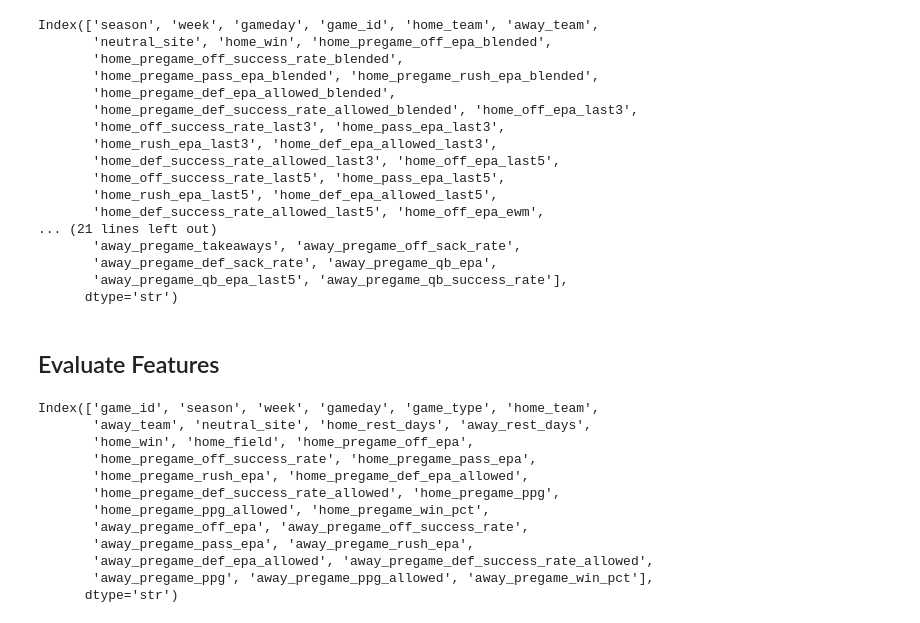
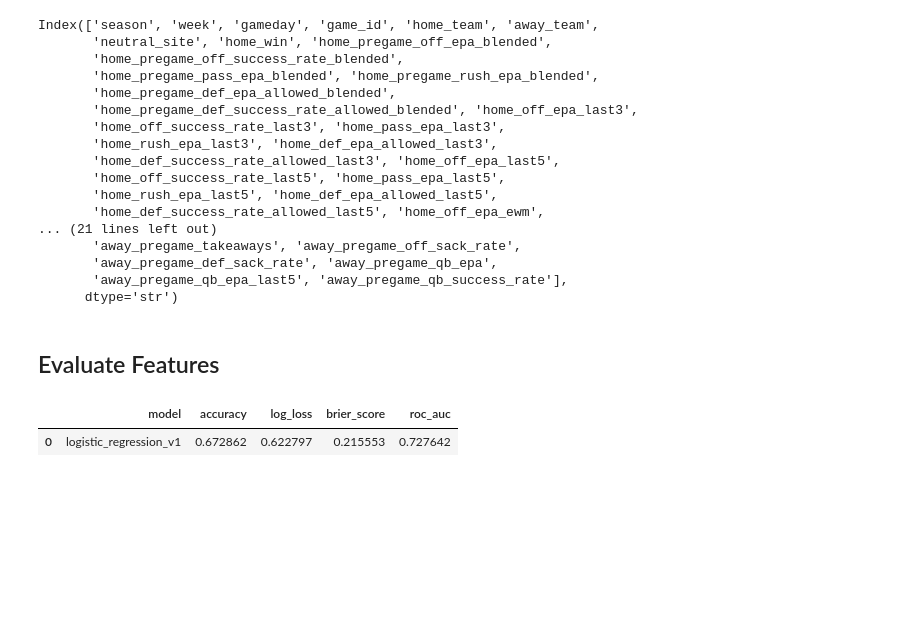
Before and after one commit to swcrockett/nfl-win-probability-model, a Jupyter notebook: notebooks/04_advanced_features.ipynb, the cells around one changed output. Drawn from its saved outputs; the diff is of its cells as text; code cells hidden in the pictures; blank space fills up the shorter version.

Commit message:
model_df validation and test set

```diff
--- a/notebooks/04_advanced_features.ipynb
+++ b/notebooks/04_advanced_features.ipynb
@@ -830,18 +831,7 @@ Index(['season', 'week', 'gameday', 'game_id', 'home_team', 'away_team',
 # %% [markdown]
 ## Evaluate Features
 # %%
-v1_df = pd.read_csv('../data/processed/model_dataset_v1.csv')
-v1_df.columns
+v1_artifact = joblib.load('../models/logistic_regression_v1.joblib')
+
+v1_model = v1_artifact['model']
+v1_features = v1_artifact['features']
-# %% [output]
-Index(['game_id', 'season', 'week', 'gameday', 'game_type', 'home_team',
-       'away_team', 'neutral_site', 'home_rest_days', 'away_rest_days',
-       'home_win', 'home_field', 'home_pregame_off_epa',
-       'home_pregame_off_success_rate', 'home_pregame_pass_epa',
-       'home_pregame_rush_epa', 'home_pregame_def_epa_allowed',
-       'home_pregame_def_success_rate_allowed', 'home_pregame_ppg',
-       'home_pregame_ppg_allowed', 'home_pregame_win_pct',
-       'away_pregame_off_epa', 'away_pregame_off_success_rate',
-       'away_pregame_pass_epa', 'away_pregame_rush_epa',
-       'away_pregame_def_epa_allowed', 'away_pregame_def_success_rate_allowed',
-       'away_pregame_ppg', 'away_pregame_ppg_allowed', 'away_pregame_win_pct'],
-      dtype='str')
@@ -852,3 +838,29 @@ merge_keys = ['game_id', 'home_team', 'away_team']
+# %%
+v1_df = pd.read_csv('../data/processed/model_dataset_v1.csv')
+
+v1_val = v1_df.loc[
+    v1_df['season'] == v1_artifact['validation_season']
+].copy()
+
+v1_y_val = v1_val[v1_artifact['target']]
+
+v1_val_prob = v1_model.predict_proba(v1_val[v1_features])[:, 1]
+v1_val_pred = (
+    v1_val_prob >= v1_artifact['decision_threshold']
+).astype(int)
+
+v1_val_results = pd.DataFrame({
+    'model': ['logistic_regression_v1'],
+    'accuracy': [accuracy_score(v1_y_val, v1_val_pred)],
+    'log_loss': [log_loss(v1_y_val, v1_val_prob)],
+    'brier_score': [brier_score_loss(v1_y_val, v1_val_prob)],
+    'roc_auc': [roc_auc_score(v1_y_val, v1_val_prob)],
+})
+
+v1_val_results
+# %% [output]
+|  | model | accuracy | log_loss | brier_score | roc_auc |
+| 0 | logistic_regression_v1 | 0.672862 | 0.622797 | 0.215553 | 0.727642 |
 # %%
 features = [
     f"{side}_{column}"
```
Also changed, not shown: parts of 16 cells of this notebook.
